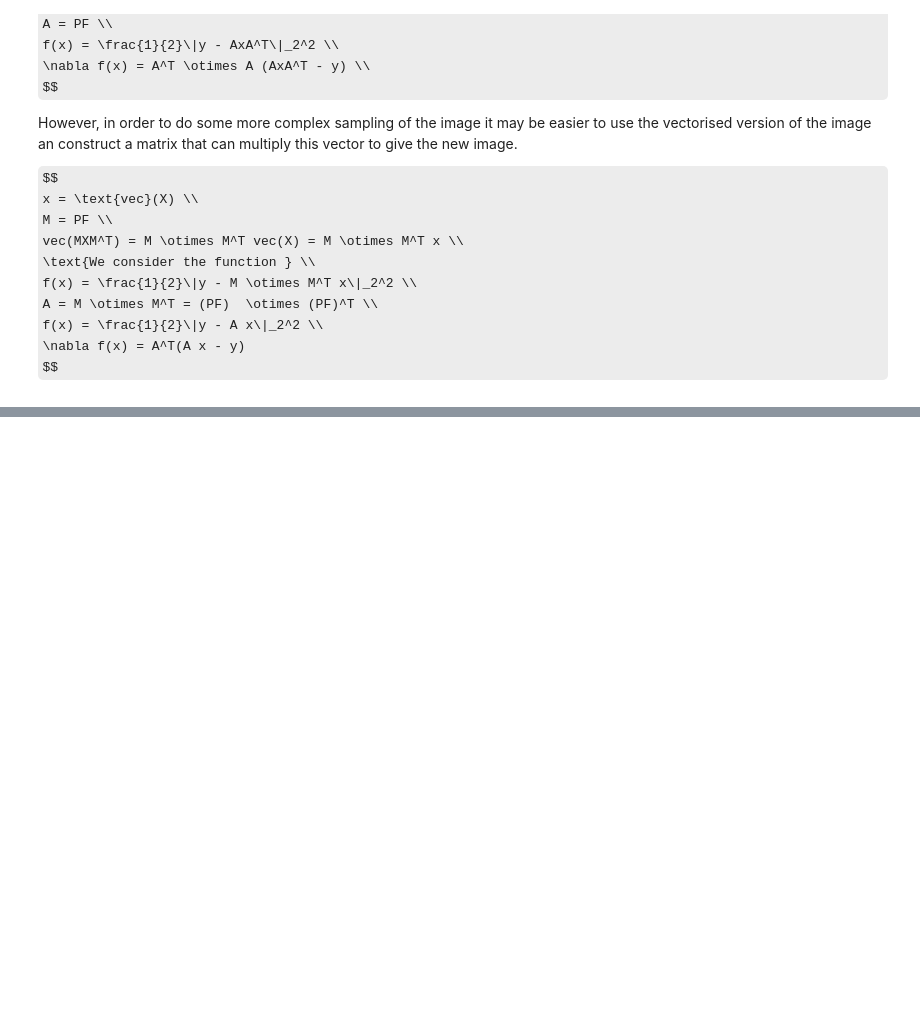
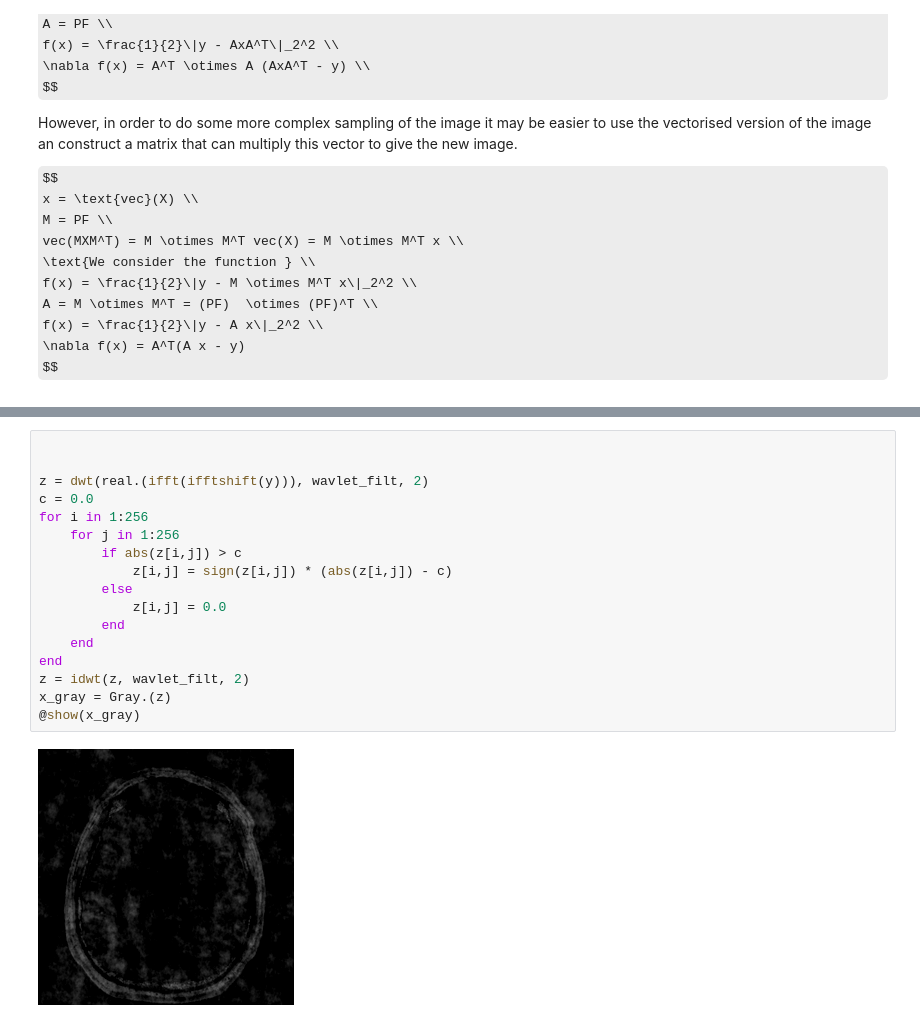
Before and after one commit to max-wickham/TopicsCoursework, a Jupyter notebook: 2022.DataProcessing.Coursework2.ipynb, the cells around one changed output, grey strips where cells are left out. Cells and saved outputs as stored; diff of their text form; some formulas as TeX source; blank space fills up the shorter version.

```diff
--- a/2022.DataProcessing.Coursework2.ipynb
+++ b/2022.DataProcessing.Coursework2.ipynb
@@ -819,3 +957,22 @@ x_gray = Gray.(3*real.(ifft(ifftshift(y))))
+# %%
+
+
+z = dwt(real.(ifft(ifftshift(y))), wavlet_filt, 2)
+c = 0.0
+for i in 1:256
+    for j in 1:256
+        if abs(z[i,j]) > c
+            z[i,j] = sign(z[i,j]) * (abs(z[i,j]) - c)
+        else
+            z[i,j] = 0.0
+        end
+    end
+end
+z = idwt(z, wavlet_filt, 2)
+x_gray = Gray.(z)
+@show(x_gray)
+# %% [output]
+[figure, added]
 # %%
 γ
 # %% [output]
```
Also changed, not shown: parts of 29 cells of this notebook, 3 other files.
